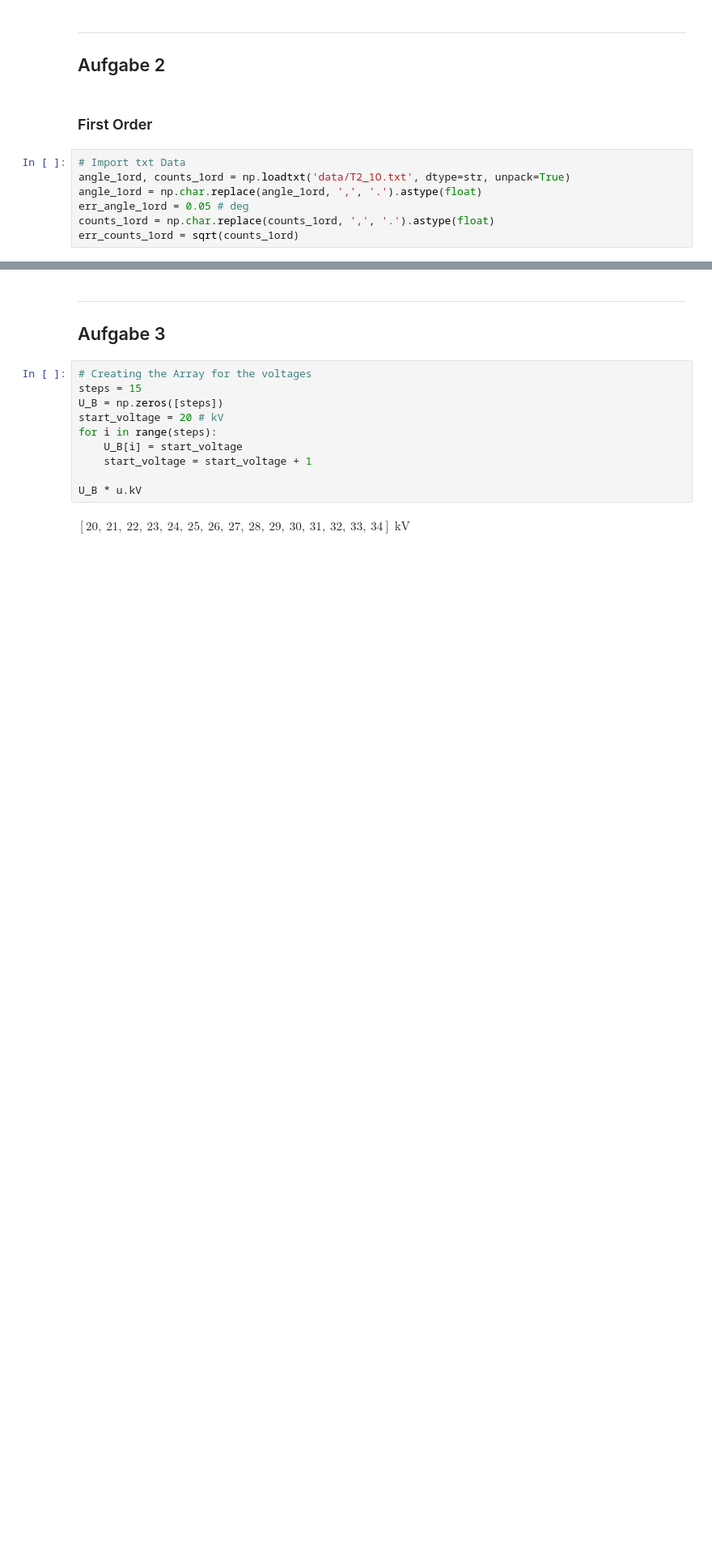
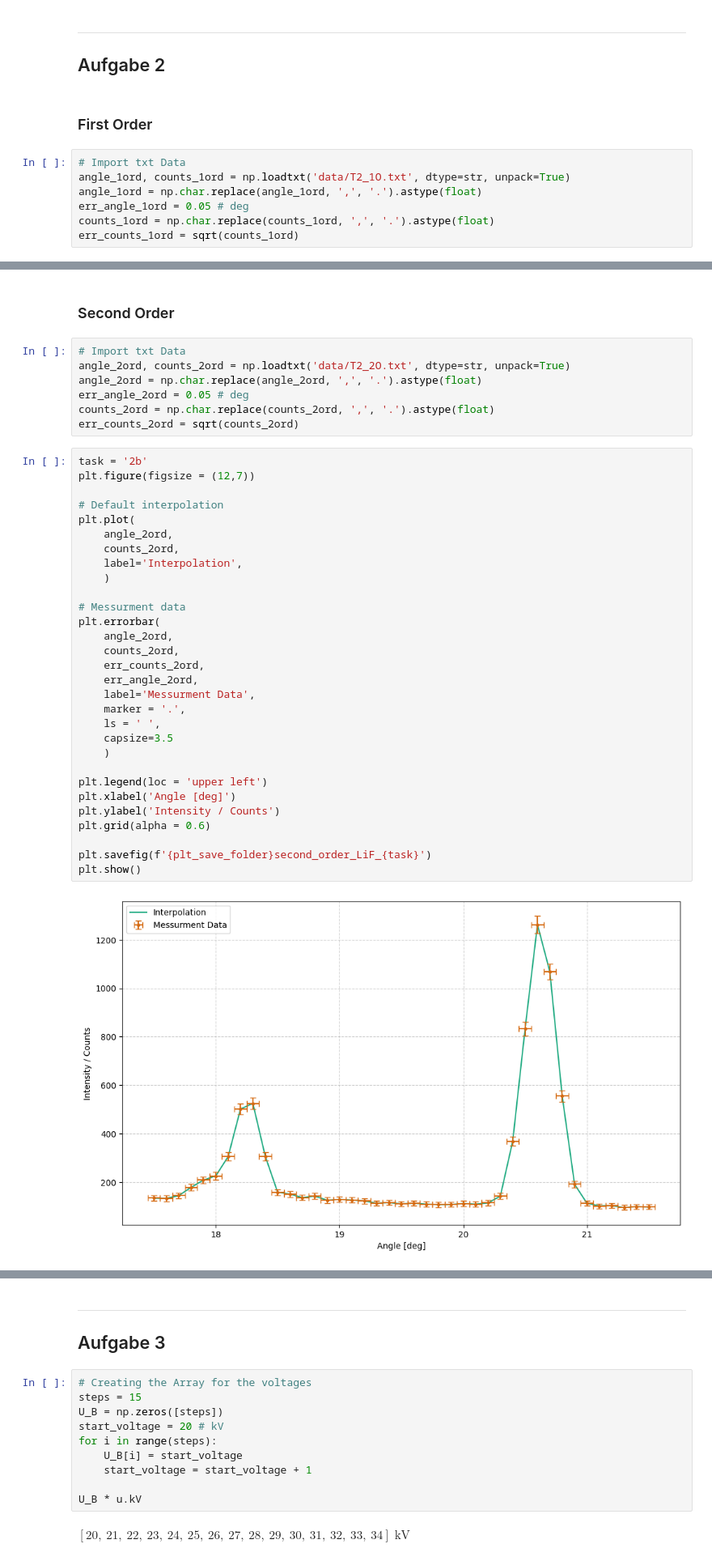
Before and after one commit to FinnZeumer/PAP-2, a Jupyter notebook: Versuche/255/Python/V255.ipynb, the cells around one changed output, grey strips where cells are left out. Shown at 81% size. Saved outputs shown, nothing was run; the diff lists cells and outputs as text; blank space fills up the shorter version.

```diff
--- a/Versuche/255/Python/V255.ipynb
+++ b/Versuche/255/Python/V255.ipynb
@@ -381,0 +420,41 @@ plt.show()
+# %% [markdown]
+### Second Order
+# %%
+# Import txt Data
+angle_2ord, counts_2ord = np.loadtxt('data/T2_2O.txt', dtype=str, unpack=True)
+angle_2ord = np.char.replace(angle_2ord, ',', '.').astype(float)
+err_angle_2ord = 0.05 # deg
+counts_2ord = np.char.replace(counts_2ord, ',', '.').astype(float)
+err_counts_2ord = sqrt(counts_2ord)
+# %%
+task = '2b'
+plt.figure(figsize = (12,7))
+
+# Default interpolation
+plt.plot(
+    angle_2ord,
+    counts_2ord,
+    label='Interpolation',
+    )
+
+# Messurment data
+plt.errorbar(
+    angle_2ord,
+    counts_2ord,
+    err_counts_2ord,
+    err_angle_2ord,
+    label='Messurment Data',
+    marker = '.',
+    ls = ' ',
+    capsize=3.5
+    )
+
+plt.legend(loc = 'upper left')
+plt.xlabel('Angle [deg]')
+plt.ylabel('Intensity / Counts')
+plt.grid(alpha = 0.6)
+
+plt.savefig(f'{plt_save_folder}second_order_LiF_{task}')
+plt.show()
+# %% [output]
+[figure, added]
```
Also changed, not shown: parts of 9 cells of this notebook, 4 other files.
